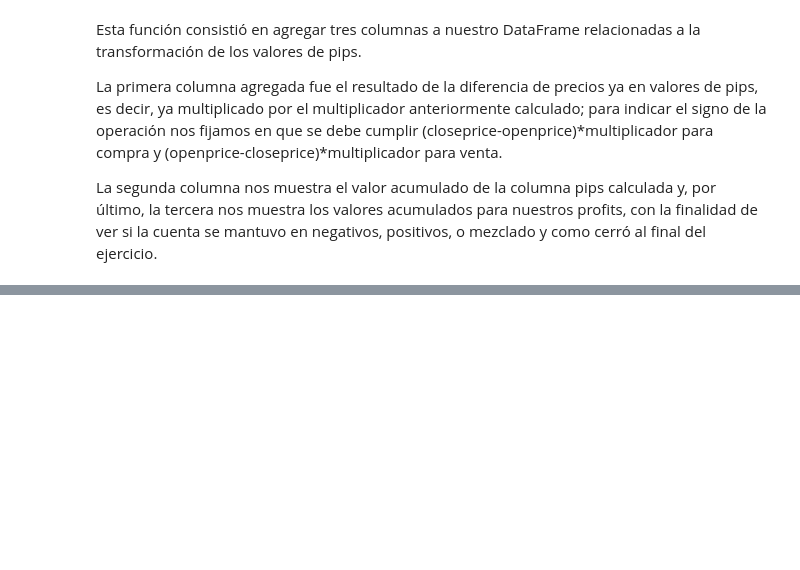
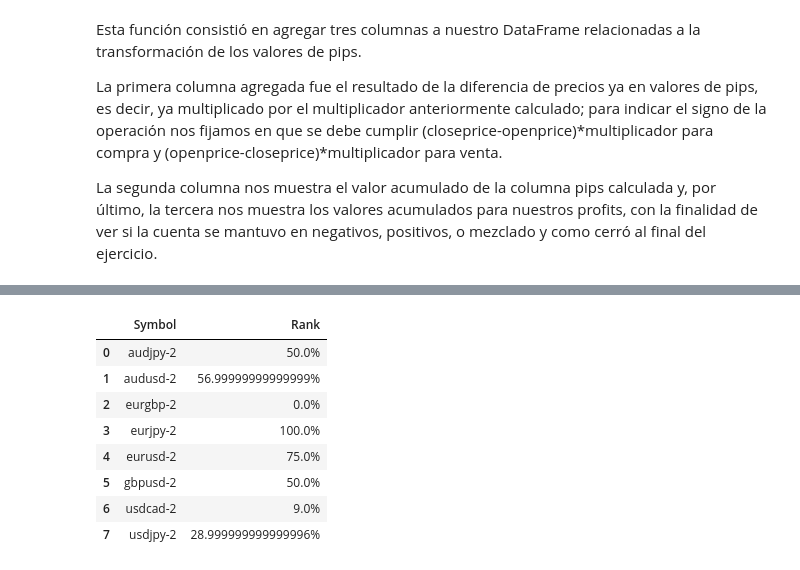
Before and after one commit to alecortees22/LAB_2_ACS, a Jupyter notebook: LAB_2_ACS.ipynb, the cells around one changed output, grey strips where cells are left out. Saved outputs shown, nothing was run; the diff lists cells and outputs as text; code cells hidden in the pictures; blank space fills up the shorter version.

```diff
--- a/LAB_2_ACS.ipynb
+++ b/LAB_2_ACS.ipynb
@@ -97,0 +143,12 @@ df_data[]
+# %%
+estadisticas['df_1_ranking']
+# %% [output]
+|  | Symbol | Rank |
+| 0 | audjpy-2 | 50.0% |
+| 1 | audusd-2 | 56.99999999999999% |
+| 2 | eurgbp-2 | 0.0% |
+| 3 | eurjpy-2 | 100.0% |
+| 4 | eurusd-2 | 75.0% |
+| 5 | gbpusd-2 | 50.0% |
+| 6 | usdcad-2 | 9.0% |
+| 7 | usdjpy-2 | 28.999999999999996% |
```
Also changed, not shown: parts of 4 cells of this notebook.
